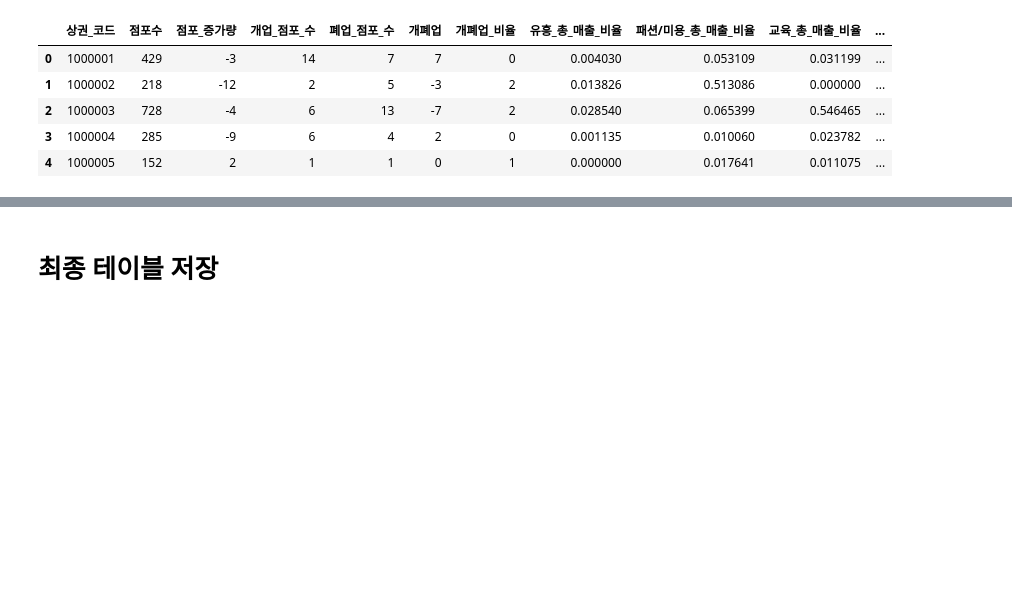
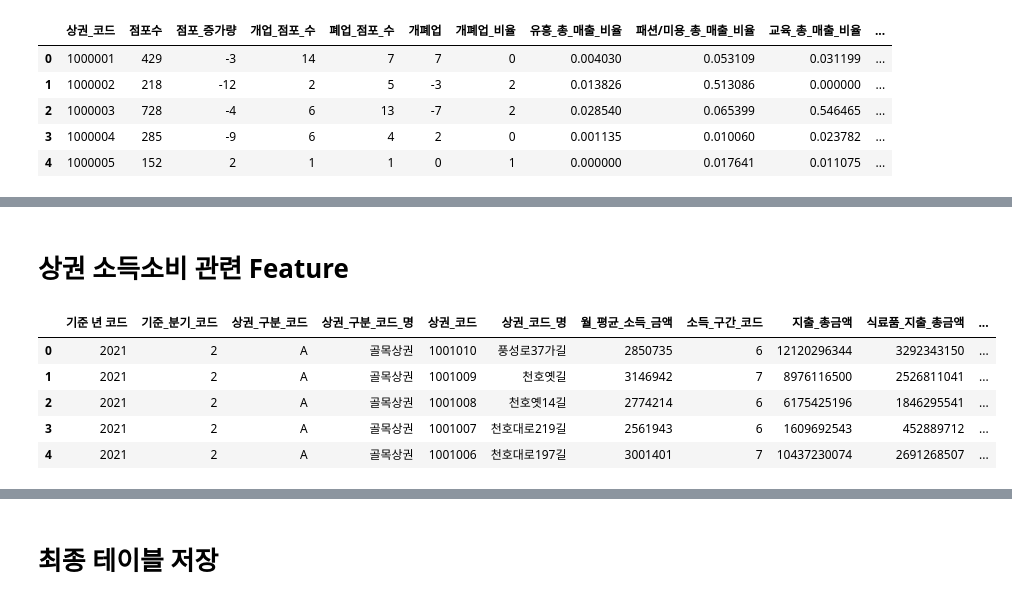
Before and after one commit to unknown-jun/seoul_data_contest, a Jupyter notebook: 상권_발달-지표/[상권발달] 2. Preprocessing.ipynb, the cells around one changed output, grey strips where cells are left out. Cells and saved outputs as stored; diff of their text form; code cells hidden in the pictures; blank space fills up the shorter version.

Commit message:
Table preprocessing

```diff
--- a/상권_발달-지표/[상권발달] 2. Preprocessing.ipynb
+++ b/상권_발달-지표/[상권발달] 2. Preprocessing.ipynb
@@ -457,0 +519,12 @@ df_full.head()
+# %% [markdown]
+# 상권 소득소비 관련 Feature
+# %%
+df = load_data('./data/row_data/서울시 우리마을가게 상권분석서비스(상권배후지-소득소비).csv')
+df.head()
+# %% [output]
+|  | 기준 년 코드 | 기준_분기_코드 | 상권_구분_코드 | 상권_구분_코드_명 | 상권_코드 | 상권_코드_명 | 월_평균_소득_금액 | 소득_구간_코드 | 지출_총금액 | 식료품_지출_총금액 | ... |
+| 0 | 2021 | 2 | A | 골목상권 | 1001010 | 풍성로37가길 | 2850735 | 6 | 12120296344 | 3292343150 | ... |
+| 1 | 2021 | 2 | A | 골목상권 | 1001009 | 천호옛길 | 3146942 | 7 | 8976116500 | 2526811041 | ... |
+| 2 | 2021 | 2 | A | 골목상권 | 1001008 | 천호옛14길 | 2774214 | 6 | 6175425196 | 1846295541 | ... |
+| 3 | 2021 | 2 | A | 골목상권 | 1001007 | 천호대로219길 | 2561943 | 6 | 1609692543 | 452889712 | ... |
+| 4 | 2021 | 2 | A | 골목상권 | 1001006 | 천호대로197길 | 3001401 | 7 | 10437230074 | 2691268507 | ... |
```
Also changed, not shown: parts of 9 cells of this notebook, 1 other file.
